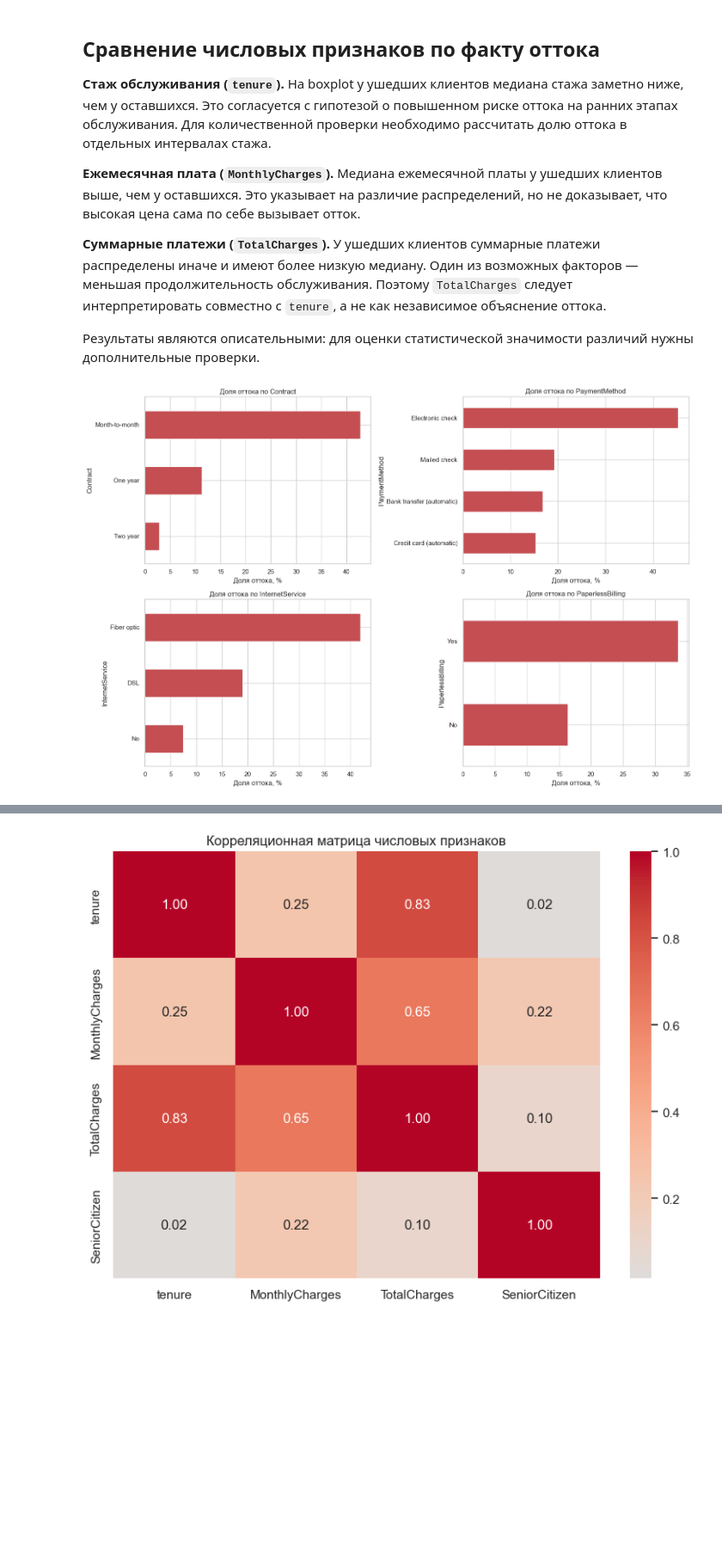
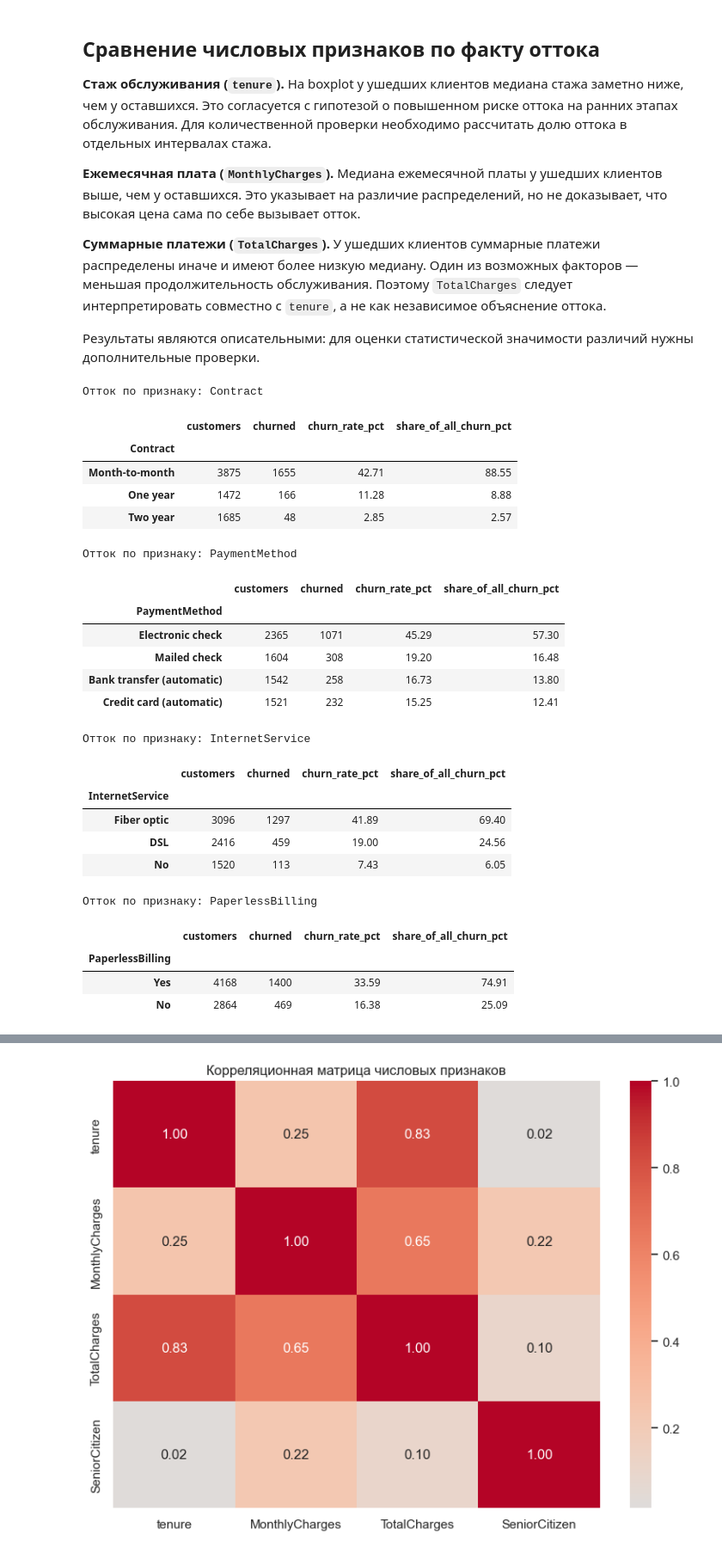
Before and after one commit to sober-ofc-not/churn-prediction, a Jupyter notebook: notebooks/01eda.ipynb, the cells around one changed output, grey strips where cells are left out. Shown at 86% size. Drawn from its saved outputs; the diff is of its cells as text; code cells hidden in the pictures; blank space fills up the shorter version.

```diff
--- a/notebooks/01eda.ipynb
+++ b/notebooks/01eda.ipynb
@@ -316,19 +316,59 @@ display(numeric_by_churn)
 
 Результаты являются описательными: для оценки статистической значимости различий нужны дополнительные проверки.
 # %%
-cat_cols = ['Contract', 'PaymentMethod', 'InternetService', 'PaperlessBilling']
+cat_cols = [
+    "Contract",
+    "PaymentMethod",
+    "InternetService",
+    "PaperlessBilling"
+]
 
-fig, axes = plt.subplots(2, 2, figsize=(15, 10))
+def churn_summary(data, column):
+    result = (
+        data.groupby(column, dropna=False, observed=False)["Churn"]
+        .agg(
+            customers="size",
+            churned=lambda s: (s == "Yes").sum()
+        )
+    )
+    result["churn_rate_pct"] = (
+        result["churned"] / result["customers"] * 100
+    )
+    result["share_of_all_churn_pct"] = (
+        result["churned"] / (data["Churn"] == "Yes").sum() * 100
+    )
+    return result.sort_values(
+        "churn_rate_pct",
+        ascending=False
+    ).round(2)
 
-for col, ax in zip(cat_cols, axes.ravel()):
-    churn_rate = df.groupby(col)['Churn'].apply(lambda x: (x == 'Yes').mean() * 100)
-    churn_rate.sort_values().plot(kind='barh', ax=ax, color='#C44E52')
-    ax.set_title(f'Доля оттока по {col}')
-    ax.set_xlabel('Доля оттока, %')
 
-plt.tight_layout()
-plt.savefig('../reports/figures/categorical_churn.png', dpi=150)
-plt.show()
+for col in cat_cols:
+    print(f"\nОтток по признаку: {col}")
+    display(churn_summary(df, col))
 # %% [output]
-[figure, removed]
+Отток по признаку: Contract
+|  | customers | churned | churn_rate_pct | share_of_all_churn_pct |
+| Contract |  |  |  |  |
+| Month-to-month | 3875 | 1655 | 42.71 | 88.55 |
+| One year | 1472 | 166 | 11.28 | 8.88 |
+| Two year | 1685 | 48 | 2.85 | 2.57 |
+Отток по признаку: PaymentMethod
+|  | customers | churned | churn_rate_pct | share_of_all_churn_pct |
+| PaymentMethod |  |  |  |  |
+| Electronic check | 2365 | 1071 | 45.29 | 57.30 |
+| Mailed check | 1604 | 308 | 19.20 | 16.48 |
+| Bank transfer (automatic) | 1542 | 258 | 16.73 | 13.80 |
+| Credit card (automatic) | 1521 | 232 | 15.25 | 12.41 |
+Отток по признаку: InternetService
+|  | customers | churned | churn_rate_pct | share_of_all_churn_pct |
+| InternetService |  |  |  |  |
+| Fiber optic | 3096 | 1297 | 41.89 | 69.40 |
+| DSL | 2416 | 459 | 19.00 | 24.56 |
+| No | 1520 | 113 | 7.43 | 6.05 |
+Отток по признаку: PaperlessBilling
+|  | customers | churned | churn_rate_pct | share_of_all_churn_pct |
+| PaperlessBilling |  |  |  |  |
+| Yes | 4168 | 1400 | 33.59 | 74.91 |
+| No | 2864 | 469 | 16.38 | 25.09 |
 # %% [markdown]
```
Also changed, not shown: parts of 3 cells of this notebook.
